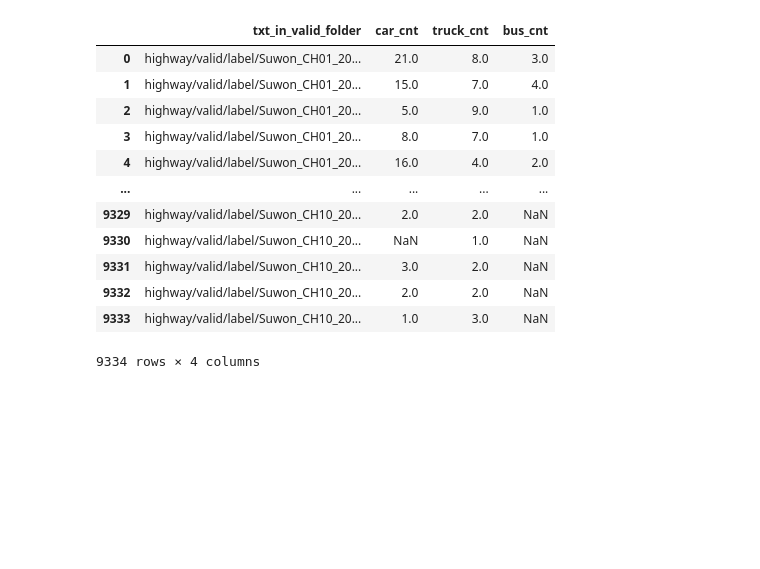
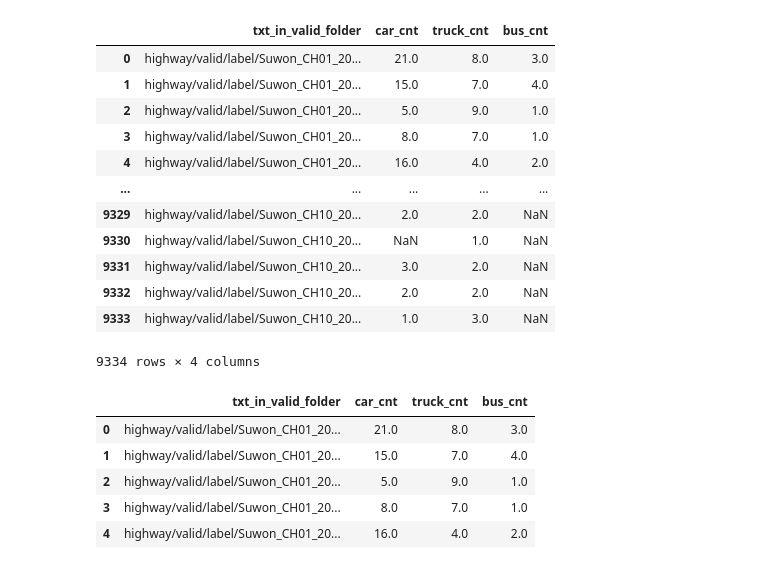
Before and after one commit to sesac-google-ai-1st/yongjung_yolo_repo, a Jupyter notebook: 231121labelDist.ipynb, the cells around one changed output. Saved outputs shown, nothing was run; the diff lists cells and outputs as text; code cells hidden in the pictures; blank space fills up the shorter version.

```diff
--- a/231121labelDist.ipynb
+++ b/231121labelDist.ipynb
@@ -393,3 +393,15 @@ valid_total_df
 9334 rows × 4 columns
 # %%
 valid_total_df.to_csv('valid_total_txt_label.csv', index=False)
+# %%
+import pandas as pd
+
+valid_total_df = pd.read_csv('valid_total_txt_label.csv')
+valid_total_df.head()
+# %% [output]
+|  | txt_in_valid_folder | car_cnt | truck_cnt | bus_cnt |
+| 0 | highway/valid/label/Suwon_CH01_20... | 21.0 | 8.0 | 3.0 |
+| 1 | highway/valid/label/Suwon_CH01_20... | 15.0 | 7.0 | 4.0 |
+| 2 | highway/valid/label/Suwon_CH01_20... | 5.0 | 9.0 | 1.0 |
+| 3 | highway/valid/label/Suwon_CH01_20... | 8.0 | 7.0 | 1.0 |
+| 4 | highway/valid/label/Suwon_CH01_20... | 16.0 | 4.0 | 2.0 |
```
Also changed, not shown: parts of 6 cells of this notebook.
